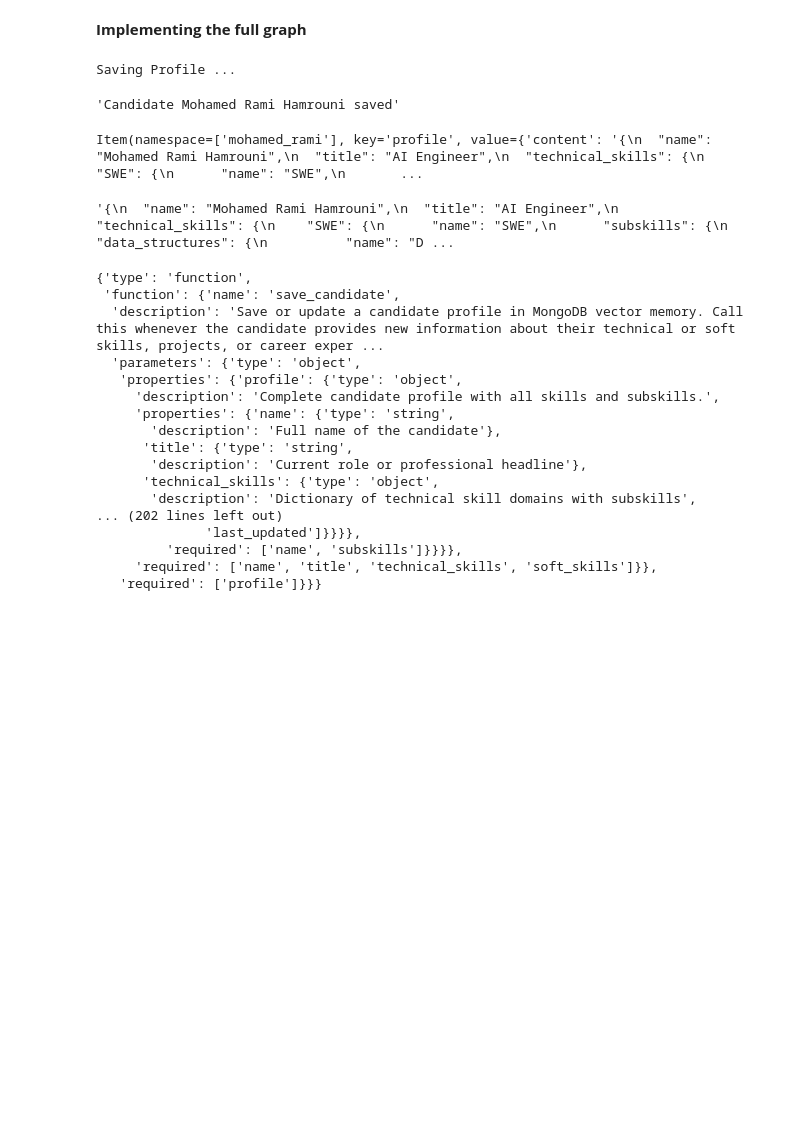
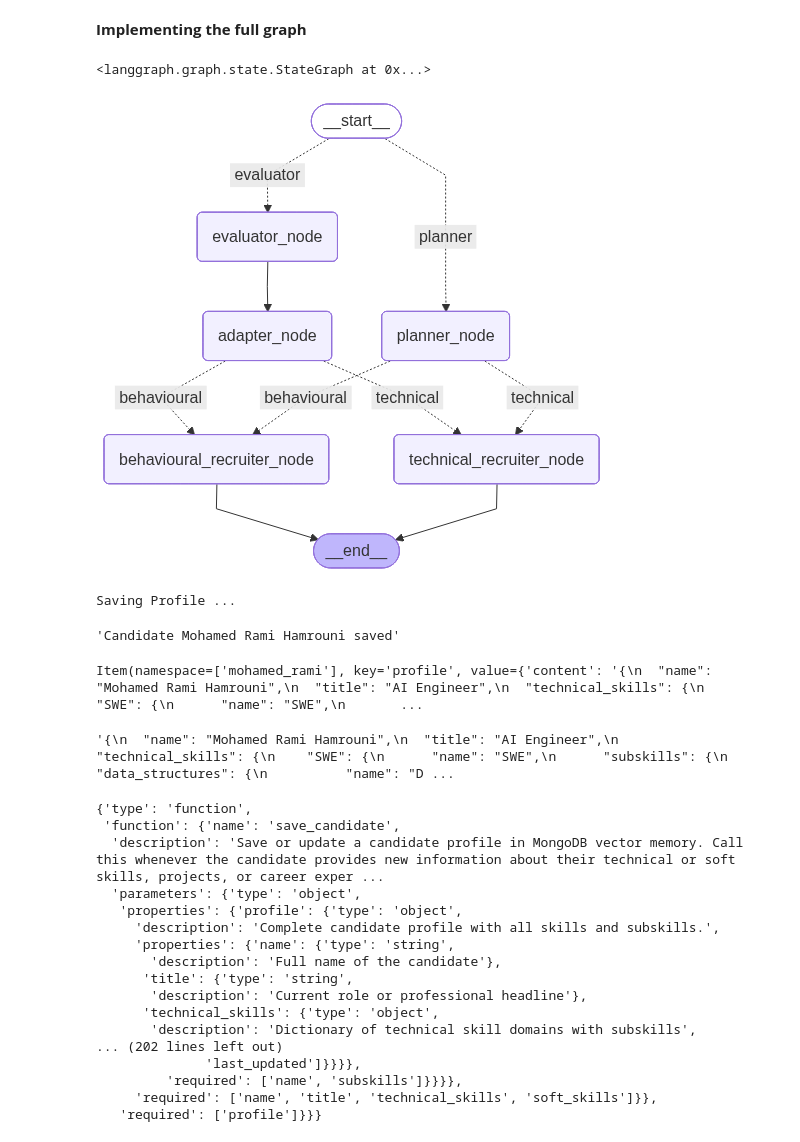
Before and after one commit to RamyHamrouni/context-engineering, a Jupyter notebook: AiInterviewer.ipynb, the cells around one changed output. Saved outputs shown, nothing was run; the diff lists cells and outputs as text; code cells hidden in the pictures; blank space fills up the shorter version.

```diff
--- a/AiInterviewer.ipynb
+++ b/AiInterviewer.ipynb
@@ -1307,12 +1303,10 @@ state = StateGraph(InterviewState)
 # %%
-def recruiter_node(state: InterviewState):
-  RECRUITER_PROMPT = TECHNICAL_RECRUITER_PROMPT if state["current_goal"].type == "Technical" else BEHAVIORAL_RECRUITER_PROMPT
+def behavioural_recruiter_node(state: InterviewState):
   recruiter_context_manager = ContextManager(
-    messages=[
-        {"role": "system", "content": RECRUITER_PROMPT}
-    ],
+    messages= {"role":"system","content":BEHAVIORAL_RECRUITER_PROMPT} + state["messages"],
     tools=[]
   )
+
   recruiter_context_manager.add_message(
     "assistant",
     f"Note: Focus now on the current interview goal — {state["current_goal"].description}. "
@@ -1376,7 +1392,12 @@ def evaluator_node(state: InterviewState):
 def adapter_node(state: InterviewState):
 
   if state["adaptation_count"]==MAX_ADAPTATION_COUNT:
-    return
+    current_goal_index = interview_plan.plan_sequence.index(state["current_goal"])
+    if current_goal_index==len(interview_plan.plan_sequence)-1:
+      state["messages"].append({"role":"assistant","content":"Finish the interview with a professional goodbye and tell him we will be in touch"})
+      return  {}
+    state["current_goal"]= interview_plan.plan_sequence[current_goal_index+1]
+    return {}
 
   adapter_context_manager = ContextManager(
     messages=[
@@ -1408,16 +1435,34 @@ def routing_function(state: InterviewState):
   else :
     return "evaluator"
 # %%
-state.add_node("recruiter_node", recruiter_node)
+from langgraph.graph import  StateGraph,START,END
+state = StateGraph(InterviewState)
+state.add_node("technical_recruiter_node", technical_recruiter_node)
+state.add_node("behavioural_recruiter_node", behavioural_recruiter_node)
 state.add_node("planner_node", planner_node)
 state.add_node("evaluator_node", evaluator_node)
 state.add_node("adapter_node", adapter_node)
 
-graph.add_conditional_edges(
-    BEGIN,
+state.add_conditional_edges(
+    START,
     routing_function,
     {"planner": "planner_node", "evaluator": "evaluator_node"}
 )
-graph.add_edge("evaluator_node", "adapter_node")
-graph.add_edge("adapter_node","recruiter_node")
-graph.add_edge("recruiter_node", END)
+state.add_edge("evaluator_node", "adapter_node")
+state.add_conditional_edges("adapter_node",
+    routing_function,
+    {"technical": "technical_recruiter_node", "behavioural": "behavioural_recruiter_node"})
+state.add_conditional_edges("planner_node",
+    routing_function,
+    {"technical": "technical_recruiter_node", "behavioural": "behavioural_recruiter_node"})
+
+state.add_edge("technical_recruiter_node", END)
+state.add_edge("behavioural_recruiter_node", END)
+# %% [output]
+<langgraph.graph.state.StateGraph at 0x...>
+# %%
+graph = state.compile()
+# %%
+graph
+# %% [output]
+[figure, added]
```
Also changed, not shown: parts of 18 cells of this notebook.
